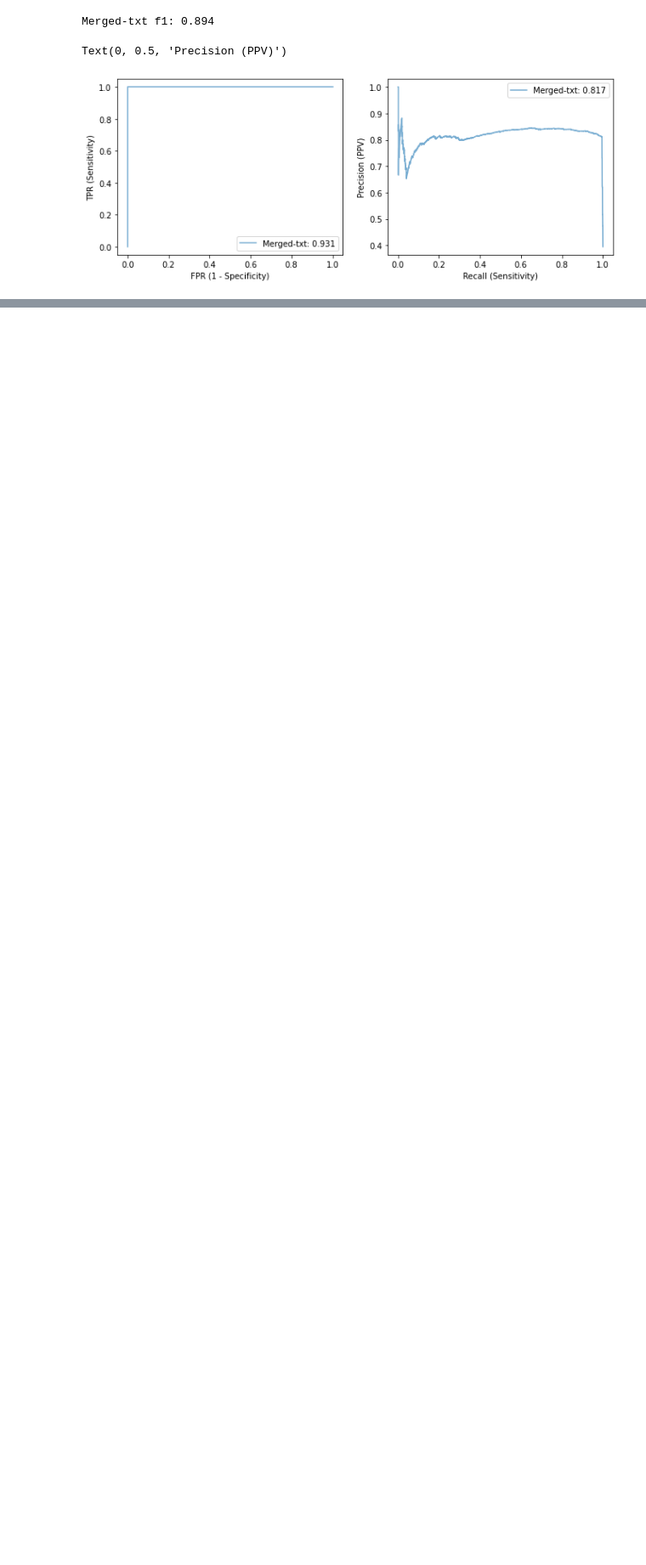
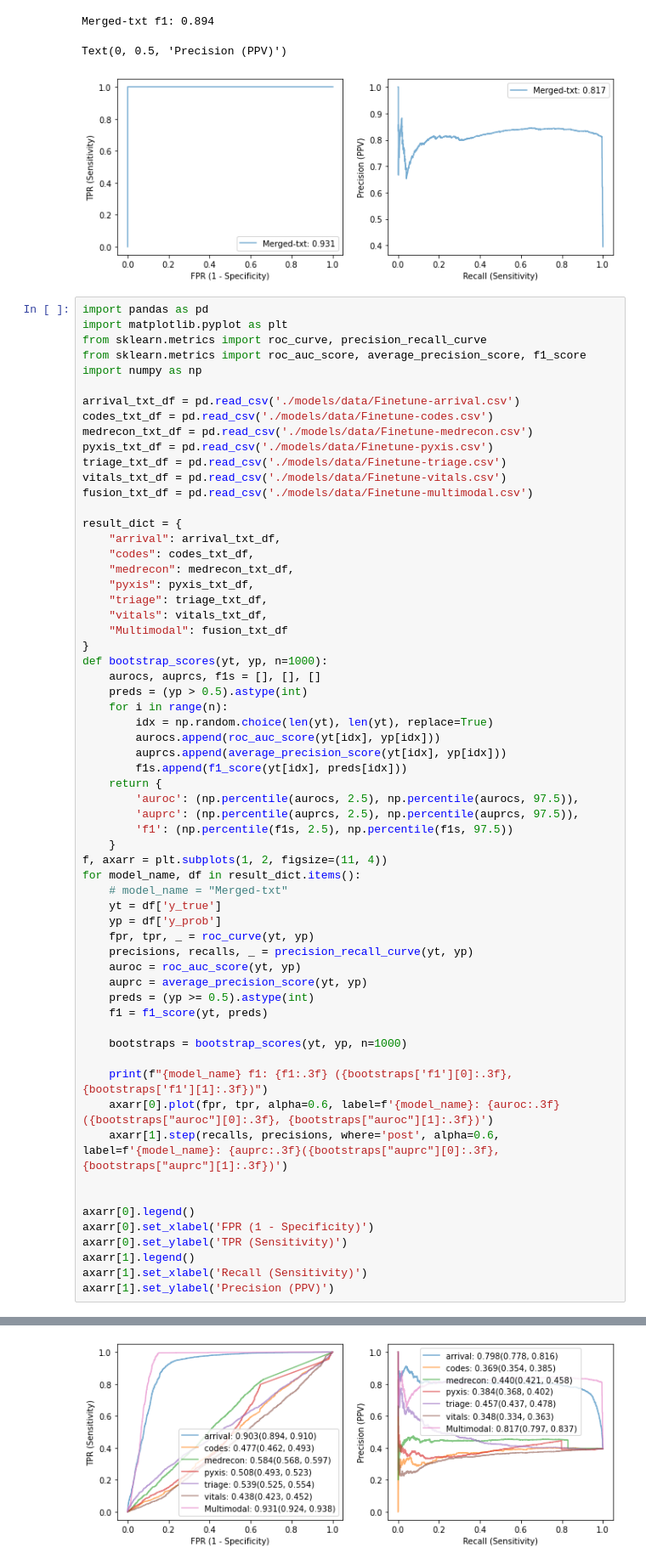
Before and after one commit to Simonlee711/MEME, a Jupyter notebook: finetune.ipynb, the cells around one changed output, grey strips where cells are left out. Shown: that part at 85% size. Saved outputs shown, nothing was run; the diff lists cells and outputs as text; blank space fills up the shorter version.

Commit message:
analysis plots

```diff
--- a/finetune.ipynb
+++ b/finetune.ipynb
@@ -1235,3 +1235,66 @@ axarr[1].set_ylabel('Precision (PPV)')
 Merged-txt f1: 0.894
 Text(0, 0.5, 'Precision (PPV)')
 [figure]
+# %%
+import pandas as pd
+import matplotlib.pyplot as plt
+from sklearn.metrics import roc_curve, precision_recall_curve
+from sklearn.metrics import roc_auc_score, average_precision_score, f1_score
+import numpy as np
+
+arrival_txt_df = pd.read_csv('./models/data/Finetune-arrival.csv')
+codes_txt_df = pd.read_csv('./models/data/Finetune-codes.csv')
+medrecon_txt_df = pd.read_csv('./models/data/Finetune-medrecon.csv')
+pyxis_txt_df = pd.read_csv('./models/data/Finetune-pyxis.csv')
+triage_txt_df = pd.read_csv('./models/data/Finetune-triage.csv')
+vitals_txt_df = pd.read_csv('./models/data/Finetune-vitals.csv')
+fusion_txt_df = pd.read_csv('./models/data/Finetune-multimodal.csv')
+
+result_dict = {
+    "arrival": arrival_txt_df,
+    "codes": codes_txt_df,
+    "medrecon": medrecon_txt_df,
+    "pyxis": pyxis_txt_df,
+    "triage": triage_txt_df,
+    "vitals": vitals_txt_df,
+    "Multimodal": fusion_txt_df
+}
+def bootstrap_scores(yt, yp, n=1000):
+    aurocs, auprcs, f1s = [], [], []
+    preds = (yp > 0.5).astype(int)
+    for i in range(n):
+        idx = np.random.choice(len(yt), len(yt), replace=True)
+        aurocs.append(roc_auc_score(yt[idx], yp[idx]))
+        auprcs.append(average_precision_score(yt[idx], yp[idx]))
+        f1s.append(f1_score(yt[idx], preds[idx]))
+    return {
+        'auroc': (np.percentile(aurocs, 2.5), np.percentile(aurocs, 97.5)),
+        'auprc': (np.percentile(auprcs, 2.5), np.percentile(auprcs, 97.5)),
+        'f1': (np.percentile(f1s, 2.5), np.percentile(f1s, 97.5))
+    }
+f, axarr = plt.subplots(1, 2, figsize=(11, 4))
+for model_name, df in result_dict.items():
+    # model_name = "Merged-txt"
+    yt = df['y_true']
+    yp = df['y_prob']
+    fpr, tpr, _ = roc_curve(yt, yp)
+    precisions, recalls, _ = precision_recall_curve(yt, yp)
+    auroc = roc_auc_score(yt, yp)
+    auprc = average_precision_score(yt, yp)
+    preds = (yp >= 0.5).astype(int)
+    f1 = f1_score(yt, preds)
+
+    bootstraps = bootstrap_scores(yt, yp, n=1000)
+
+    print(f"{model_name} f1: {f1:.3f} ({bootstraps['f1'][0]:.3f}, {bootstraps['f1'][1]:.3f})")
+    axarr[0].plot(fpr, tpr, alpha=0.6, label=f'{model_name}: {auroc:.3f}({bootstraps["auroc"][0]:.3f}, {bootstraps["auroc"][1]:.3f})')
+    axarr[1].step(recalls, precisions, where='post', alpha=0.6, label=f'{model_name}: {auprc:.3f}({bootstraps["auprc"][0]:.3f}, {bootstraps["auprc"][1]:.3f})')
+
+
+axarr[0].legend()
+axarr[0].set_xlabel('FPR (1 - Specificity)')
+axarr[0].set_ylabel('TPR (Sensitivity)')
+axarr[1].legend()
+axarr[1].set_xlabel('Recall (Sensitivity)')
+axarr[1].set_ylabel('Precision (PPV)')
+# %% [output]
@@ -1237,0 +1309 @@ Text(0, 0.5, 'Precision (PPV)')
+[figure, added]
```
Also changed, not shown: parts of 1 cell of this notebook.
